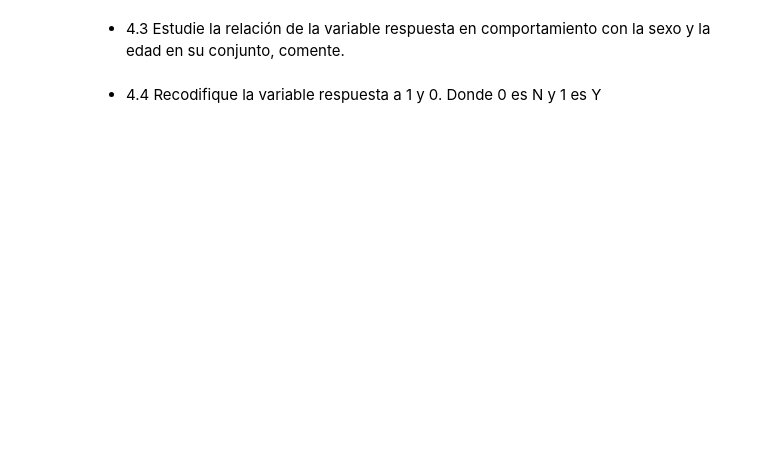
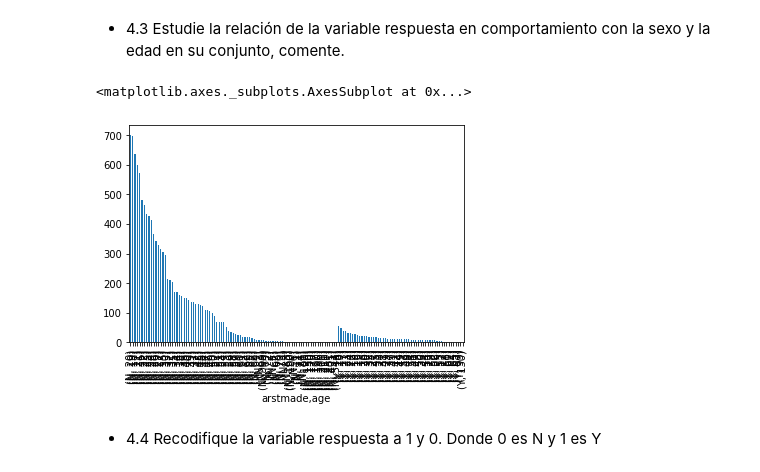
Before and after one commit to ggmarioe/trabajo-modelos-supervisados, a Jupyter notebook: Prueba Supervisada.ipynb, the cells around one changed output. Drawn from its saved outputs; the diff is of its cells as text; code cells hidden in the pictures; blank space fills up the shorter version.

```diff
--- a/Prueba Supervisada.ipynb
+++ b/Prueba Supervisada.ipynb
@@ -160,4 +156,11 @@ SyntaxError: cannot assign to function call (<ipython-input-85-9307093b2dac>, li
 # %% [markdown]
 - 4.3 Estudie la relación de la variable respuesta en comportamiento con la sexo y la edad en su conjunto, comente.
+# %%
+df_arstmade_race = pd.DataFrame()
+df_arstmade_race = df_final[['arstmade','sex','age']].copy()
+df_arstmade_race.groupby(['arstmade'])['age'].value_counts().plot(kind = "bar")
+# %% [output]
+<matplotlib.axes._subplots.AxesSubplot at 0x...>
+[figure, added]
 # %% [markdown]
 - 4.4 Recodifique la variable respuesta a 1 y 0. Donde 0 es N y 1 es Y
```
Also changed, not shown: parts of 17 cells of this notebook, 2 other files.
